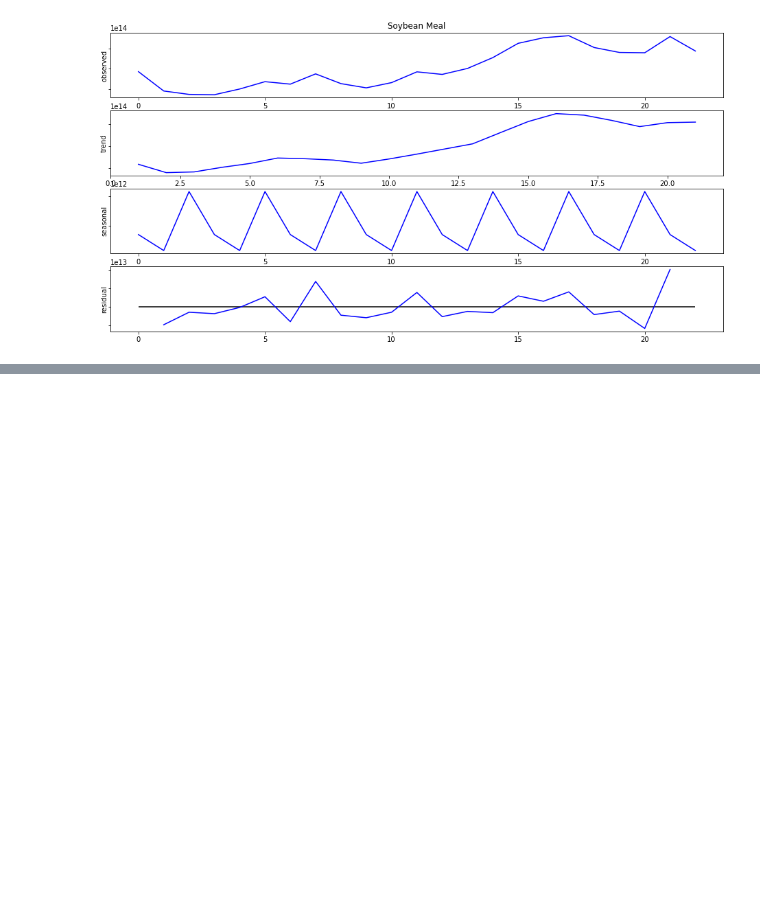
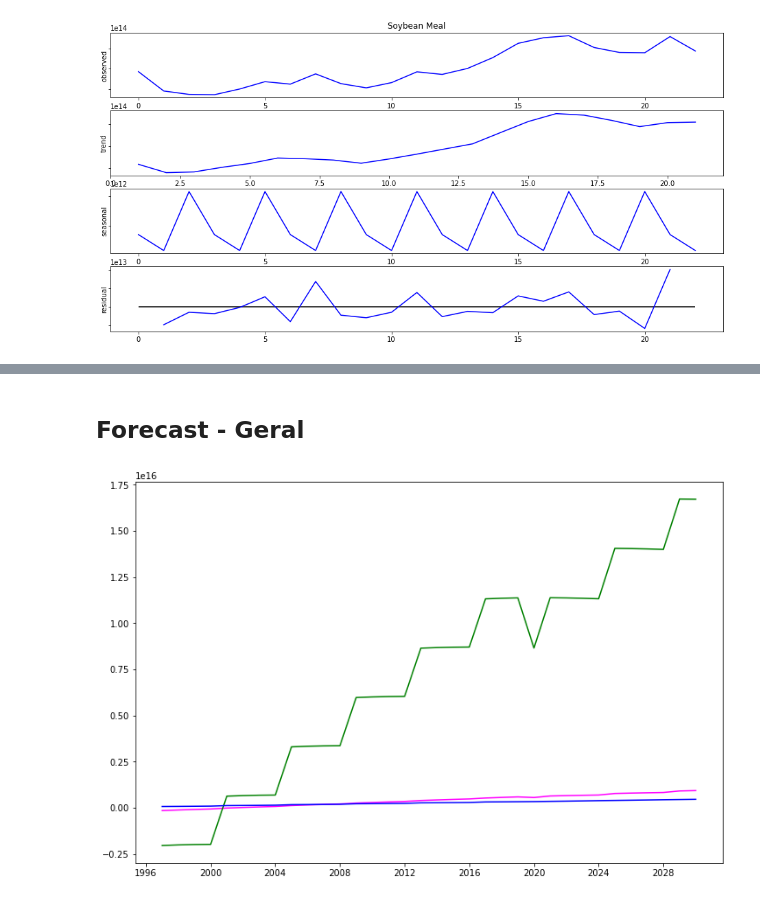
Before and after one commit to yguenka/4intelligence-Case, a Jupyter notebook: Data Analysis Skill Test.ipynb, the cells around one changed output, grey strips where cells are left out. Drawn from its saved outputs; the diff is of its cells as text; code cells hidden in the pictures; blank space fills up the shorter version.

```diff
--- a/Data Analysis Skill Test.ipynb
+++ b/Data Analysis Skill Test.ipynb
@@ -862,0 +864,10 @@ plt.show()
+# %% [markdown]
+## Forecast - Geral
+# %%
+fig= plt.subplots(figsize=(12,8))
+plt.plot(forecast_corn.ds, forecast_corn.yhat, 'magenta',
+         forecast_soybeans.ds, forecast_soybeans.yhat, 'green',
+         forecast_soybean_meal.ds, forecast_soybean_meal.yhat, 'blue')
+plt.show()
+# %% [output]
+[figure, added]
```
Also changed, not shown: parts of 14 cells of this notebook, 4 other files.
